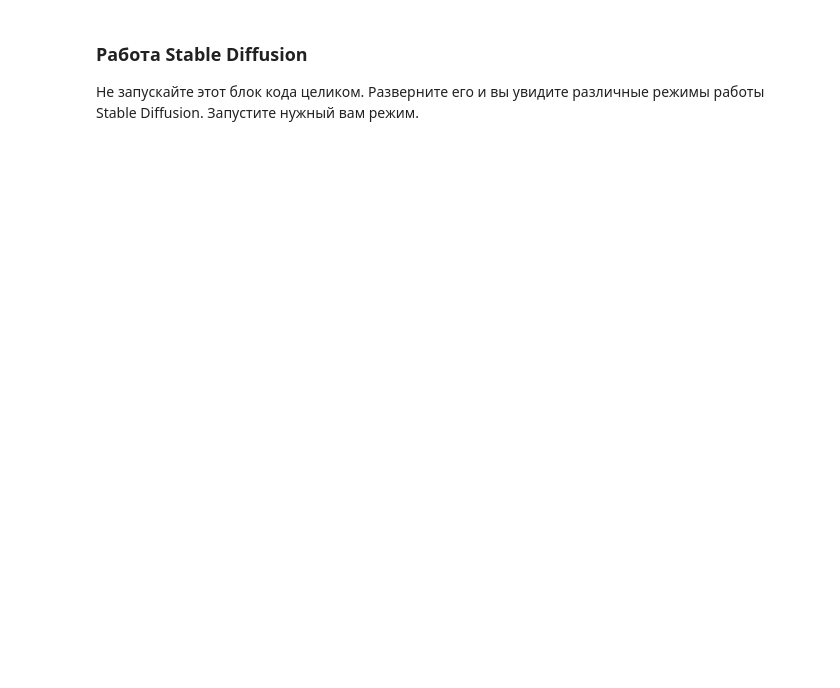
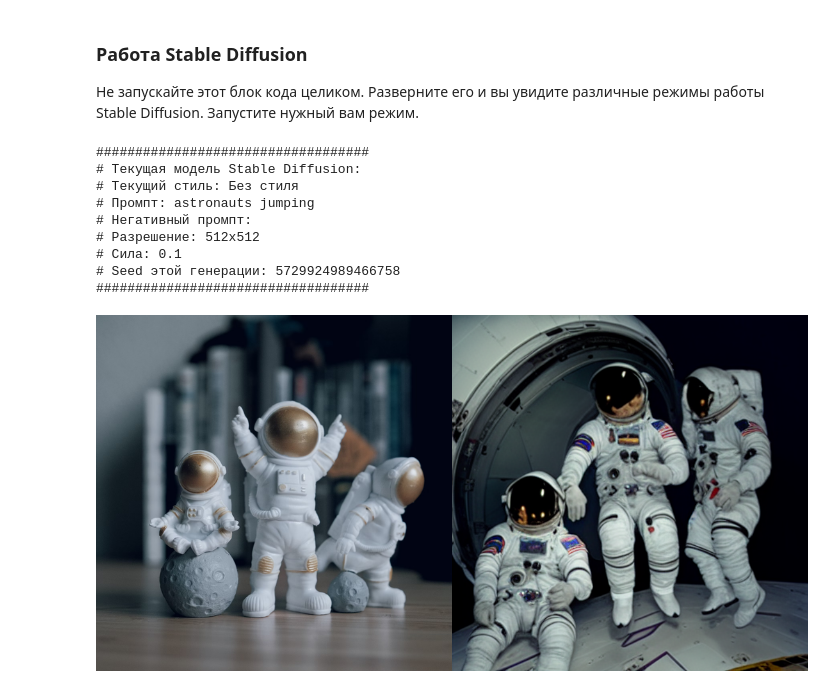
Before and after one commit to ran4erep/Stable-Colab, a Jupyter notebook: Stable_Diffusion.ipynb, the cells around one changed output. Cells and saved outputs as stored; diff of their text form; code cells hidden in the pictures; blank space fills up the shorter version.

```diff
--- a/Stable_Diffusion.ipynb
+++ b/Stable_Diffusion.ipynb
@@ -110,7 +161,7 @@ print("Скачивание моделей завершено :)")
 # Дефолтный промпт для лучшего качества: (8k, ultra realistic, highly detailed, cinematic lighting)
 
 # @markdown Промпт:
-prompt = "iphone photo, morbid horror, cat" # @param {type:"string"}
+prompt = "cat, morbid, horror, ultra realistic, 8k" # @param {type:"string"}
 # @markdown Негативный промпт:
 negs = "" # @param {type:"string"}
 # @markdown Стиль генерируемого изображения:
@@ -282,7 +333,12 @@ steps = 25 # @param {type:"number"}
 gscale = 7.5 # @param {type:"number"}
 # @markdown Текущий планировщик:
 current_scheduler = euler # @param ["ddpm", "ddim", "pndm", "lms", "euler_anc", "euler", "dpm"] {type:"raw"}
-pipe.scheduler = current_scheduler.from_config(pipe.scheduler.config) # <-- Здесь выбираем планировщик
+if pipe:
+  pipe.scheduler = current_scheduler.from_config(pipe.scheduler.config) # <-- Здесь выбираем планировщик
+elif img2img_pipe:
+  img2img_pipe.scheduler = current_scheduler.from_config(img2img_pipe.scheduler.config)
+elif inpaint_pipe:
+  inpaint_pipe.scheduler = current_scheduler.from_config(inpaint_pipe.scheduler.config)
 # @markdown Использовать случайный seed?
 randomness = True # @param {type:"boolean"}
 # @markdown Seed:
@@ -396,14 +452,21 @@ make_image_grid(result.images, rows=1, cols=images_count)
 # @markdown Загрузка изображения начнётся после запуска этого блока.
 
 # @markdown ---
-# @markdown Сила генерации:
+# @markdown Сила:
 
-# @markdown (Чем ниже значене, тем ближе генерация будет к изображению, которое вы загрузили. Чем больше значение, тем сильнее нейросеть будет креативничать)
+# @markdown Чем ниже значене, тем ближе генерация будет к изображению, которое вы загрузили. Чем больше значение, тем сильнее нейросеть будет креативничать.
 
+img2img_strength = 0.1 # @param {type:"slider", min:0.1, max:1.0, step:0.1}
+
+# @markdown Силу нужно комбинировать с шагами. Итоговое количество шагов для генерации шума рассчитывается по формуле (Шаги * Сила).
+
+# @markdown Шаги:
+steps = 50 # @param {type:"number"}
+# @markdown ---
 # @markdown Показывать диффузию в реальном времени?
 show_diffusion = True # @param {type:"boolean"}
-img2img_strength = 1.0 # @param {type:"slider", min:0.1, max:2, step:0.1}
-# @markdown
+# @markdown ---
+print("Выберите исходное изображение: ")
 init_image = files.upload()
 
 if init_image:
@@ -433,7 +496,8 @@ if init_image:
       "# Текущий стиль: " + styles,
       "# Промпт: " + prompt,
       "# Негативный промпт: " + negs,
-      "# Разрешение: " + str(img_width) + "x" + str(img_height)
+      "# Разрешение: " + str(img_width) + "x" + str(img_height),
+      "# Сила: " + str(img2img_strength)
   ])
   max_length_string = max(output, key=len)
 
@@ -461,32 +525,43 @@ if init_image:
     else:
       result = img2img_pipe(prompt_embeds=conditioning, pooled_prompt_embeds=pooled, image=img, num_inference_steps=steps, guidance_scale=gscale, negative_prompt=negs, generator=generator).images[0]
 
   clear_output()
   print("#" * len(max_length_string) )
   print("# Текущая модель Stable Diffusion: " + current_checkpoint)
   if use_lora:
     print("# Текущая модель LoRA: " + lora_path)
   print("# Текущий стиль: " + styles)
   print("# Промпт: " + prompt)
   print("# Негативный промпт: " + negs)
   print("# Разрешение: " + str(img_width) + "x" + str(img_height))
-  print("# Количество генерируемых изображений: " + str(images_count))
+  print("# Сила: " + str(img2img_strength))
   if not randomness:
     print("# Seed этой генерации: " + str(seed) + "\n" + ("#" * len(max_length_string) ))
   elif randomness:
     print("# Seed этой генерации: " + str(current_seed) + "\n" + ("#" * len(max_length_string) ))
 
   if use_gdrive:
     today = str(date.today())
     if not os.path.exists("/content/gdrive/MyDrive/SDOutput/" + today):
       os.makedirs("/content/gdrive/MyDrive/SDOutput/" + today, exist_ok=True)
     time = datetime.now()
     time = str(time.strftime("%H-%M-%S"))
-    file_name = time + "_" + "seed_" + str(current_seed) + "_image" + ".png"
+    file_name = time + "_" + "seed_" + str(current_seed) + "_image" + "_img2imged.png"
     file_name = "/content/gdrive/MyDrive/SDOutput/" + today + "/" + file_name
     result.save(file_name)
     print("Сохранено: " + file_name)
 
   display( make_image_grid([img, result], rows=1, cols=2) )
 else:
   print("Вы отменили загрузку изображения :(")
+# %% [output]
+###################################
+# Текущая модель Stable Diffusion:
+# Текущий стиль: Без стиля
+# Промпт: astronauts jumping
+# Негативный промпт:
+# Разрешение: 512x512
+# Сила: 0.1
+# Seed этой генерации: 5729924989466758
+###################################
+[figure, added]
```
Also changed, not shown: parts of 5 cells of this notebook.
